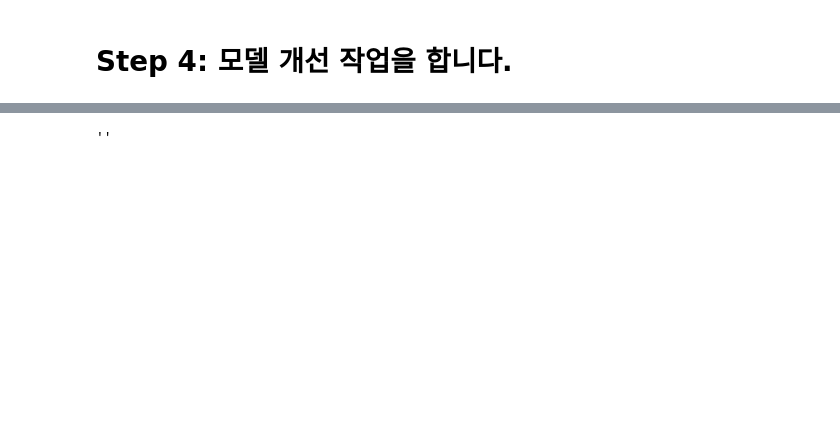
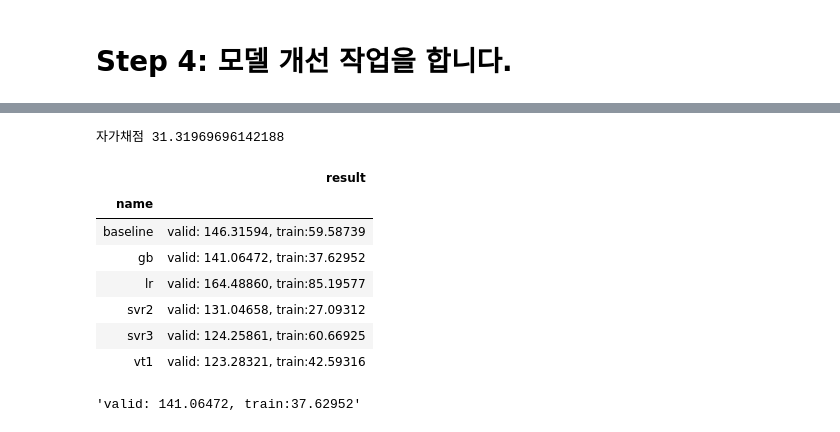
Before and after one commit to sunkusun9/DS_lv3_2411, a Jupyter notebook: sec_ds_lv3_prob3_kaggle.ipynb, the cells around one changed output, grey strips where cells are left out. Drawn from its saved outputs; the diff is of its cells as text; code cells hidden in the pictures; blank space fills up the shorter version.

```diff
--- a/sec_ds_lv3_prob3_kaggle.ipynb
+++ b/sec_ds_lv3_prob3_kaggle.ipynb
@@ -300,0 +363,6 @@ from sklearn.ensemble import VotingRegressor
+# %%
+prd = select_model(reg_vt)
+# 자가 채점
+print("자가채점", mean_absolute_error(s_kaggle_ans, prd))
+# %% [output]
+자가채점 31.31969696142188
@@ -301,30 +371,39 @@ from sklearn.ensemble import VotingRegressor
 # %%
 # GB: Gradient Boosting Tree
 
 from sklearn.ensemble import GradientBoostingRegressor
 
 X_gb = "15분, 30분, 45분, 60분, DayName, Hour, AM, Weekend_yn, Holiday_yn, Avg, TotalHour, 생산량, 기온, 풍속, 습도, 강수량, 전기요금(계절), 공장인원, 인건비"
 X_gb = [i.strip() for i in X_gb.split(',')]
 
 # 별도의 전처리 없이 지정한 변수들을 사용합니다.
 ct = ColumnTransformer([
+    ('std_pca', make_pipeline(StandardScaler(), PCA(n_components=2)), ['TotalHour'] + ['lag_{}'.format(i) for i in range(1, 7)]),
     ('pt', 'passthrough', X_gb)
 ])
 
-# 모델을 튜닝해봅니다. TODO-with
 reg_gb = make_pipeline(
     ct,
     GradientBoostingRegressor(
         loss = 'huber', # 손실함수: huber
-        n_estimators=75, # 트리의 수: 75
-        max_depth=7, # 트리의 최대 깊이: 7
-        min_samples_leaf = 4, # 리프 노드(Leaf Node)의 최소 샘플 수:4
+        n_estimators=300, # 트리의 수: 300
+        learning_rate=0.05,
+        max_depth=5, # 트리의 최대 깊이: 7
+        min_samples_leaf = 8, # 리프 노드(Leaf Node)의 최소 샘플 수:4
         random_state=123# 랜덤 시드:123
     )
 )
 eval_model('gb', reg_gb)
 # %% [output]
+|  | result |
+| name |  |
+| baseline | valid: 146.31594, train:59.58739 |
+| gb | valid: 141.06472, train:37.62952 |
+| lr | valid: 164.48860, train:85.19577 |
+| svr2 | valid: 131.04658, train:27.09312 |
+| svr3 | valid: 124.25861, train:60.66925 |
+| vt1 | valid: 123.28321, train:42.59316 |
-''
+'valid: 141.06472, train:37.62952'
 # %%
 prd = select_model(reg_gb)
 # 자가 채점
```
Also changed, not shown: parts of 18 cells of this notebook.
